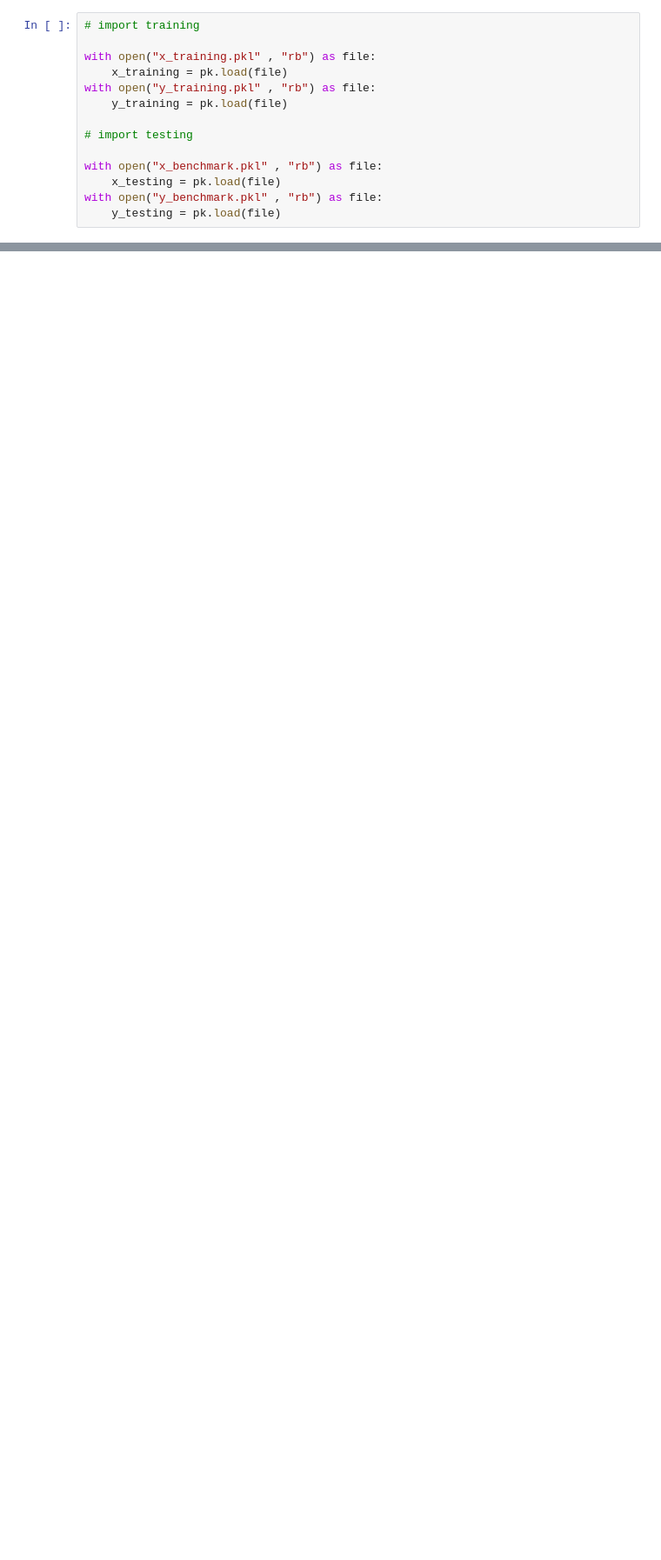
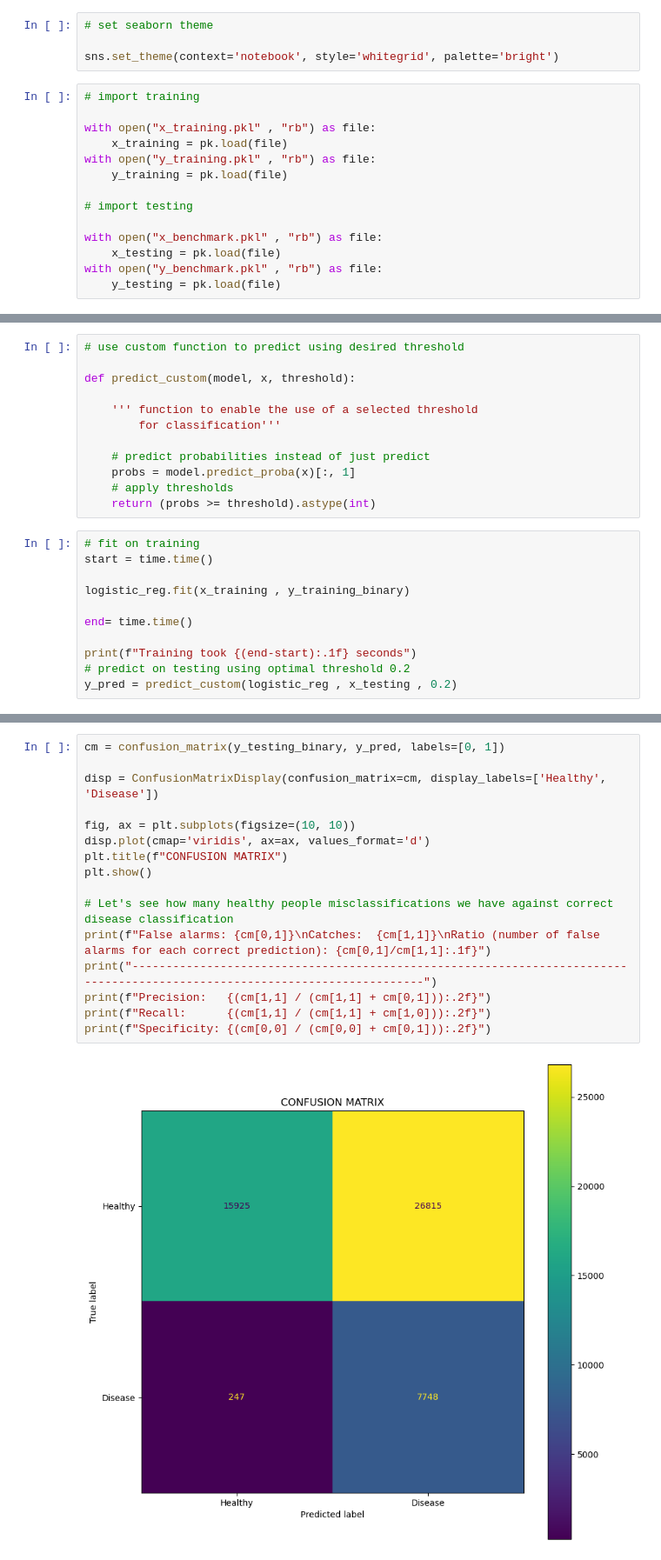
Before and after one commit to Mcentenaro/Diabetes_Risk_ML, a Jupyter notebook: final_prediction_and_plots.ipynb, the cells around one changed output, grey strips where cells are left out. Shown: that part at 87% size. Saved outputs shown, nothing was run; the diff lists cells and outputs as text; blank space fills up the shorter version.

```diff
--- a/final_prediction_and_plots.ipynb
+++ b/final_prediction_and_plots.ipynb
@@ -15,6 +16,10 @@ from sklearn.pipeline import Pipeline
 from sklearn.metrics import classification_report, matthews_corrcoef, confusion_matrix, ConfusionMatrixDisplay, make_scorer, recall_score
 from sklearn.linear_model import LogisticRegression
 import time
+# %%
+# set seaborn theme
+
+sns.set_theme(context='notebook', style='whitegrid', palette='bright')
 # %%
 # import training
 
@@ -33,0 +56,23 @@ UTILIZZARE SOLO IL TIER 1 CLASSIFIER E QUINDI BINARY PROBLEM
+# %%
+# use custom function to predict using desired threshold
+
+def predict_custom(model, x, threshold):
+
+    ''' function to enable the use of a selected threshold
+        for classification'''
+
+    # predict probabilities instead of just predict
+    probs = model.predict_proba(x)[:, 1]
+    # apply thresholds
+    return (probs >= threshold).astype(int)
+# %%
+# fit on training
+start = time.time()
+
+logistic_reg.fit(x_training , y_training_binary)
+
+end= time.time()
+
+print(f"Training took {(end-start):.1f} seconds")
+# predict on testing using optimal threshold 0.2
+y_pred = predict_custom(logistic_reg , x_testing , 0.2)
@@ -33,0 +83,18 @@ UTILIZZARE SOLO IL TIER 1 CLASSIFIER E QUINDI BINARY PROBLEM
+# %%
+cm = confusion_matrix(y_testing_binary, y_pred, labels=[0, 1])
+
+disp = ConfusionMatrixDisplay(confusion_matrix=cm, display_labels=['Healthy', 'Disease'])
+
+fig, ax = plt.subplots(figsize=(10, 10))
+disp.plot(cmap='viridis', ax=ax, values_format='d')
+plt.title(f"CONFUSION MATRIX")
+plt.show()
+
+# Let's see how many healthy people misclassifications we have against correct disease classification
+print(f"False alarms: {cm[0,1]}\nCatches:  {cm[1,1]}\nRatio (number of false alarms for each correct prediction): {cm[0,1]/cm[1,1]:.1f}")
+print("---------------------------------------------------------------------------------------------------------------------------")
+print(f"Precision:   {(cm[1,1] / (cm[1,1] + cm[0,1])):.2f}")
+print(f"Recall:      {(cm[1,1] / (cm[1,1] + cm[1,0])):.2f}")
+print(f"Specificity: {(cm[0,0] / (cm[0,0] + cm[0,1])):.2f}")
+# %% [output]
+[figure, added]
```
Also changed, not shown: parts of 15 cells of this notebook, 1 other file.
